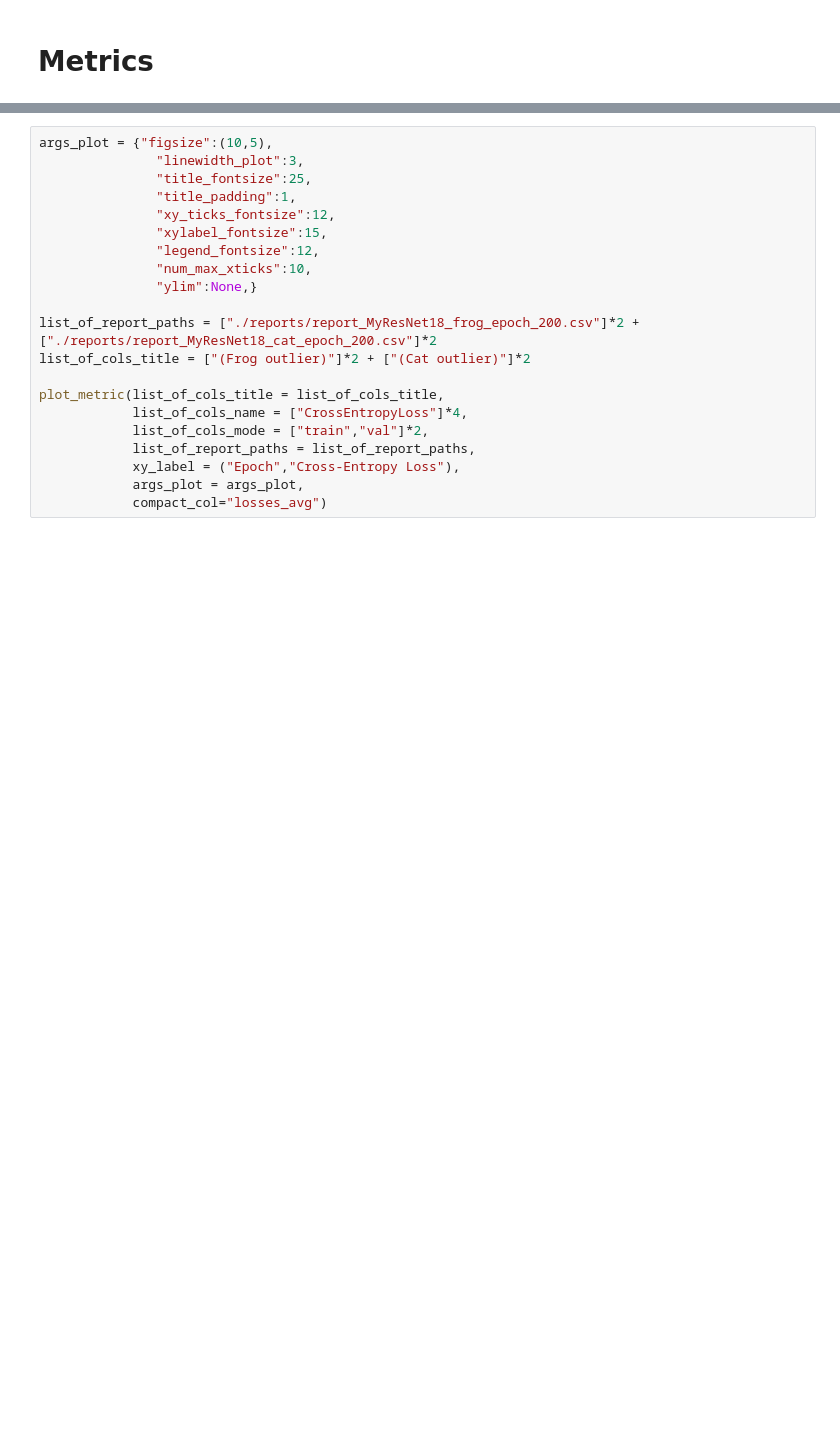
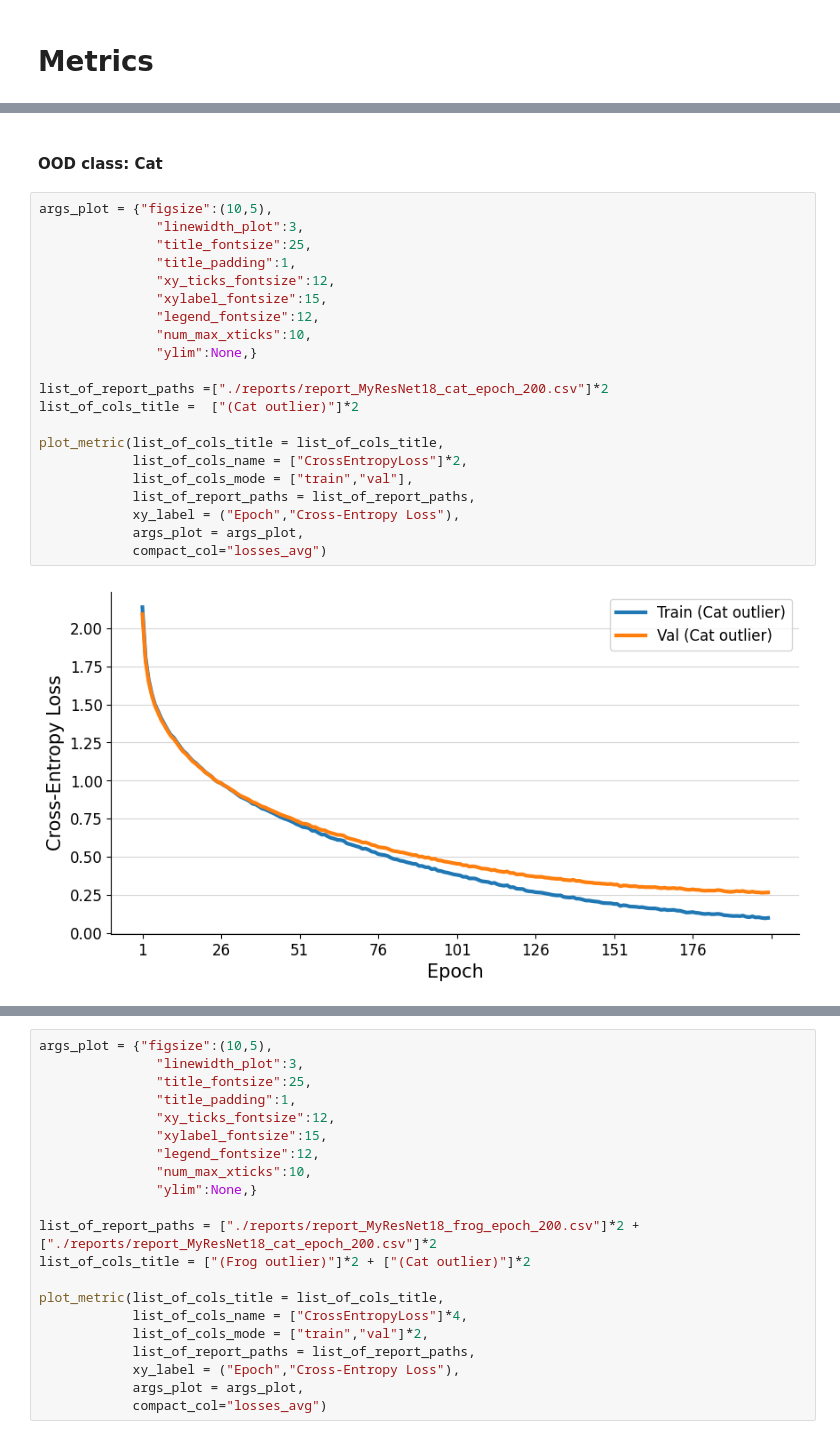
Before and after one commit to farshadsangari/ood_detection, a Jupyter notebook: EDA.ipynb, the cells around one changed output, grey strips where cells are left out. Saved outputs shown, nothing was run; the diff lists cells and outputs as text; blank space fills up the shorter version.

```diff
--- a/EDA.ipynb
+++ b/EDA.ipynb
@@ -12,0 +58,25 @@ The autoreload extension is already loaded. To reload it, use:
+# %% [markdown]
+#### OOD class: Cat
+# %%
+args_plot = {"figsize":(10,5),
+               "linewidth_plot":3,
+               "title_fontsize":25,
+               "title_padding":1,
+               "xy_ticks_fontsize":12,
+               "xylabel_fontsize":15,
+               "legend_fontsize":12,
+               "num_max_xticks":10,
+               "ylim":None,}
+
+list_of_report_paths =["./reports/report_MyResNet18_cat_epoch_200.csv"]*2
+list_of_cols_title =  ["(Cat outlier)"]*2
+
+plot_metric(list_of_cols_title = list_of_cols_title,
+            list_of_cols_name = ["CrossEntropyLoss"]*2,
+            list_of_cols_mode = ["train","val"],
+            list_of_report_paths = list_of_report_paths,
+            xy_label = ("Epoch","Cross-Entropy Loss"),
+            args_plot = args_plot,
+            compact_col="losses_avg")
+# %% [output]
+[figure, added]
```
Also changed, not shown: parts of 6 cells of this notebook.
